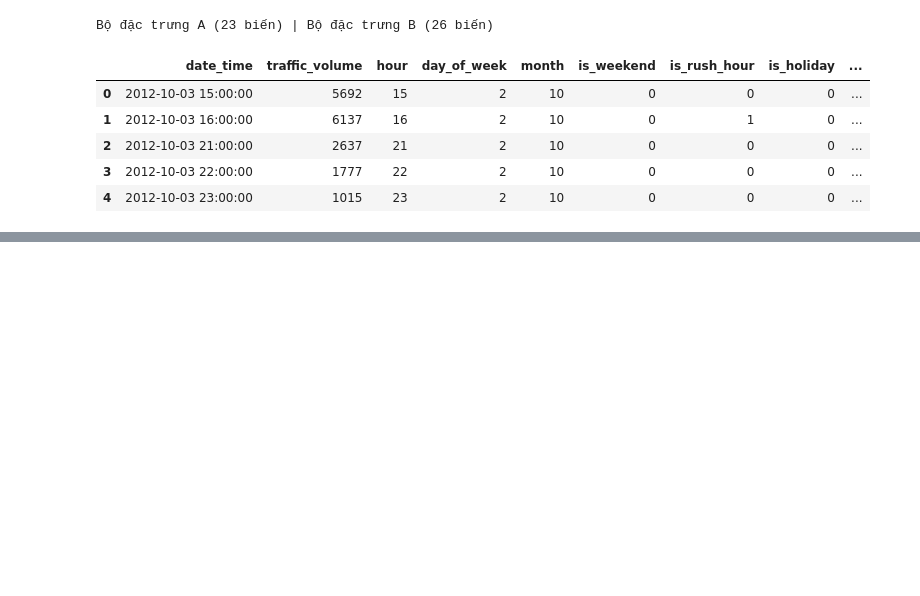
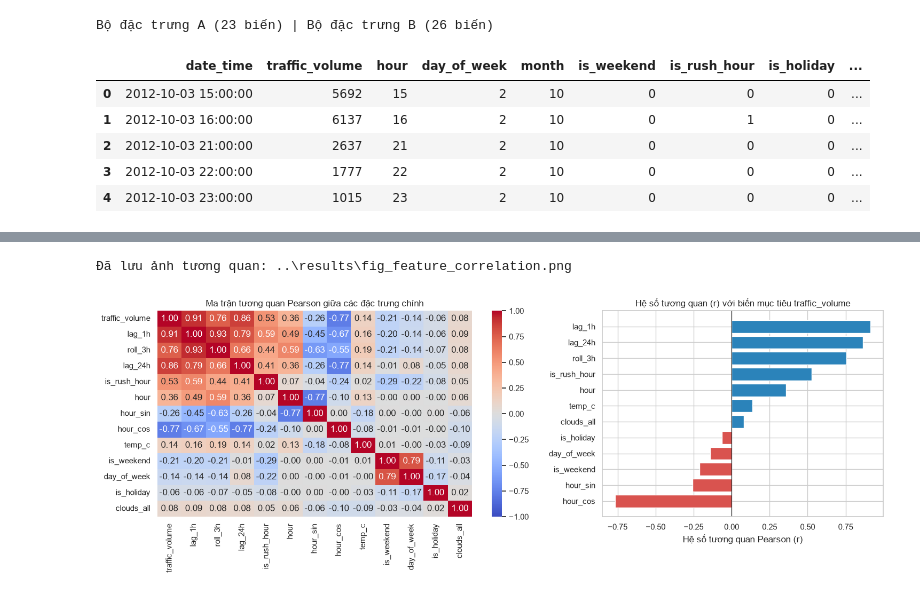
Before and after one commit to duchihi06/btl_nh-m_3, a Jupyter notebook: code/note_02.ipynb, the cells around one changed output, grey strips where cells are left out. Drawn from its saved outputs; the diff is of its cells as text; code cells hidden in the pictures; blank space fills up the shorter version.

```diff
--- a/code/note_02.ipynb
+++ b/code/note_02.ipynb
@@ -277,0 +277,38 @@ pd.DataFrame(preprocessing_log)
+# %%
+# 4. Kiểm tra ma trận tương quan (Correlation) giữa các đặc trưng mới tạo với traffic_volume
+import matplotlib.pyplot as plt
+import seaborn as sns
+
+sns.set_theme(style="whitegrid", font_scale=1.0)
+RESULTS_DIR = os.path.join("..", "results")
+os.makedirs(RESULTS_DIR, exist_ok=True)
+
+cot_tuong_quan = [
+    "traffic_volume", "lag_1h", "roll_3h", "lag_24h",
+    "is_rush_hour", "hour", "hour_sin", "hour_cos",
+    "temp_c", "is_weekend", "day_of_week", "is_holiday", "clouds_all"
+]
+corr_matrix = df_out[cot_tuong_quan].corr()
+
+fig, axes = plt.subplots(1, 2, figsize=(15, 5.5), gridspec_kw={"width_ratios": [1.4, 1]})
+
+# (a) Heatmap ma trận tương quan Pearson
+sns.heatmap(corr_matrix, annot=True, fmt=".2f", cmap="coolwarm", vmin=-1, vmax=1, ax=axes[0])
+axes[0].set_title("Ma trận tương quan Pearson giữa các đặc trưng chính")
+
+# (b) Biểu đồ thanh xếp hạng mức độ tương quan với traffic_volume
+corr_target = corr_matrix["traffic_volume"].drop("traffic_volume").sort_values()
+mau_cot = ["#d9534f" if v < 0 else "#2b83ba" for v in corr_target.values]
+axes[1].barh(corr_target.index, corr_target.values, color=mau_cot)
+axes[1].axvline(0, color="black", linewidth=0.8)
+axes[1].set_title("Hệ số tương quan (r) với biến mục tiêu traffic_volume")
+axes[1].set_xlabel("Hệ số tương quan Pearson (r)")
+
+plt.tight_layout()
+duong_dan_anh = os.path.join(RESULTS_DIR, "fig_feature_correlation.png")
+fig.savefig(duong_dan_anh, dpi=200, bbox_inches="tight")
+print("Đã lưu ảnh tương quan:", duong_dan_anh)
+plt.show()
+# %% [output]
+Đã lưu ảnh tương quan: ..\results\fig_feature_correlation.png
+[figure, added]
```
Also changed, not shown: parts of 3 cells of this notebook, 10 other files.
